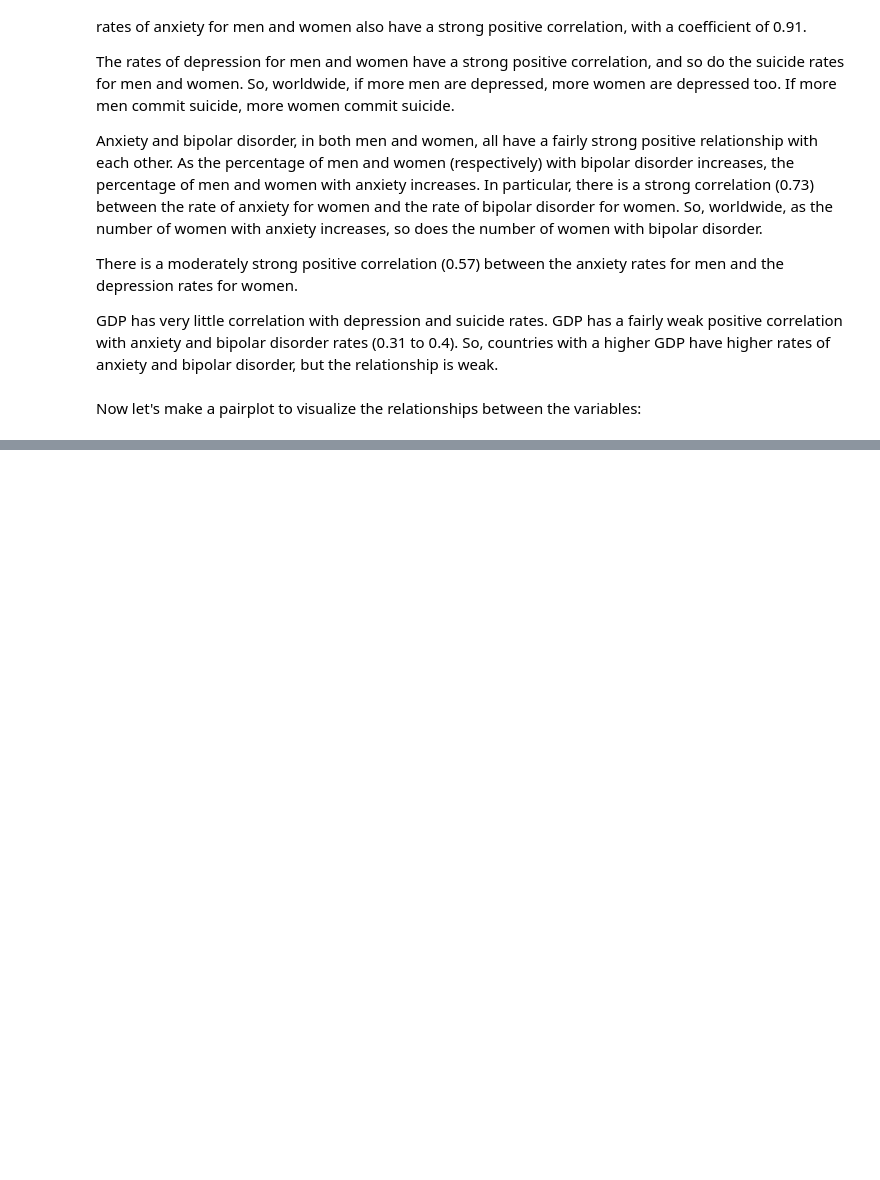
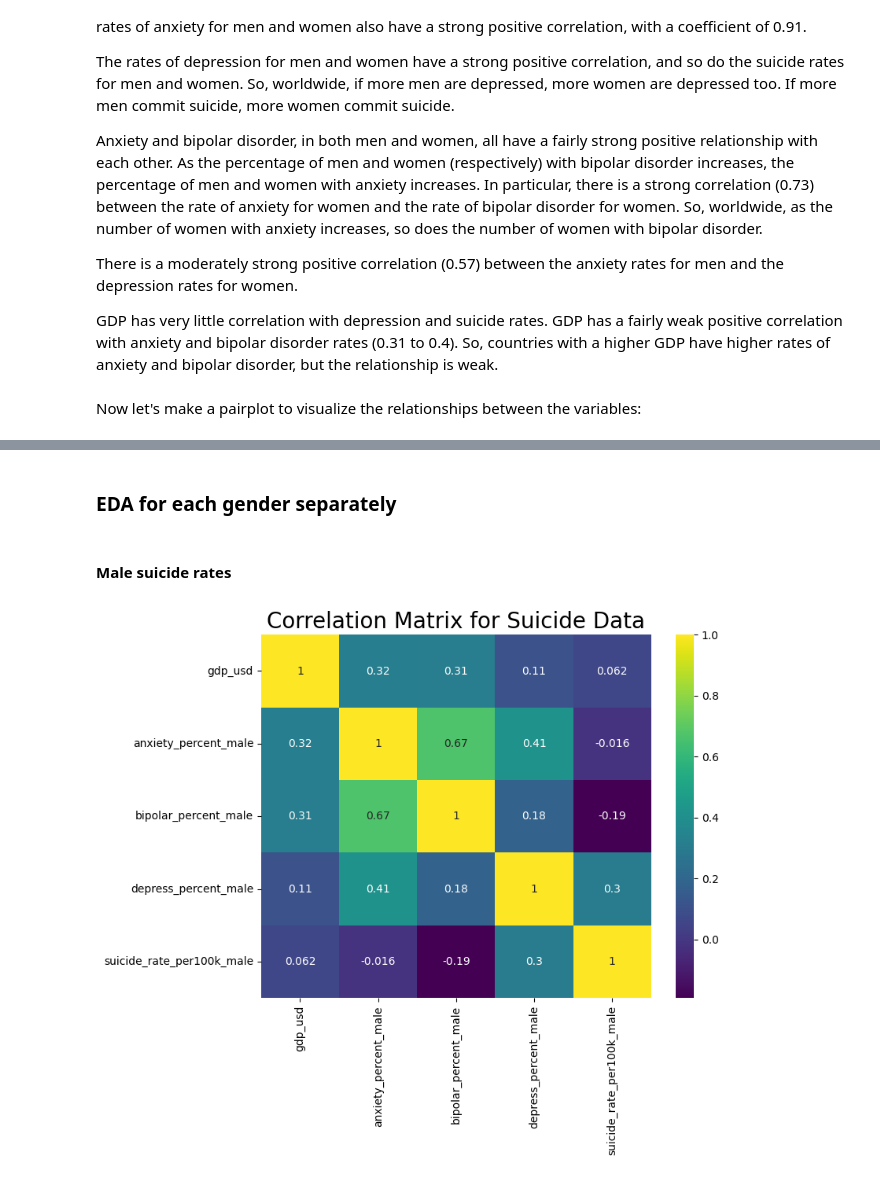
Before and after one commit to David-S-2002/predicting_suicide_rates, a Jupyter notebook: predicting_suicide_rates.ipynb, the cells around one changed output, grey strips where cells are left out. Drawn from its saved outputs; the diff is of its cells as text; code cells hidden in the pictures; blank space fills up the shorter version.

```diff
--- a/predicting_suicide_rates.ipynb
+++ b/predicting_suicide_rates.ipynb
@@ -102,0 +114,6 @@ scaled_data.to_csv("final_suicide_data.csv")
+# %%
+male_cols = [col for col in pivoted.columns if not col.endswith("_female")] # All the columns we will have in the dataset for men (GDP and prevalences for men)
+female_cols = [col for col in pivoted.columns if not col.endswith("_male")] # All the columns we will have in the dataset for women (GDP and prevalences for women)
+
+male_df = pivoted[male_cols]
+female_df = pivoted[female_cols]
@@ -102,0 +144,13 @@ scaled_data.to_csv("final_suicide_data.csv")
+# %%
+def plot_heatmap(df: pd.DataFrame, figsize: tuple[int] = (10,8), title: str = "Correlation Matrix for Suicide Data"):
+    """
+    Plots the heatmap of the correlation matrix of a dataset.
+    Parameters
+        - df: the dataframe to plot
+        - figsize: a tuple of integers for the figure size
+        - title: title of the plot
+    """
+    plt.figure(figsize=figsize)
+    sns.heatmap(df.corr(), annot=True, cmap="viridis")
+    plt.title(title, fontsize=20)
+    plt.show()
@@ -144,0 +227,8 @@ Looking at the plots, there appear to be some nonlinear relationships in the dat
+# %% [markdown]
+### EDA for each gender separately
+# %% [markdown]
+#### Male suicide rates
+# %%
+plot_heatmap(male_df, figsize=(8,6))
+# %% [output]
+[figure, added]
```
Also changed, not shown: parts of 43 cells of this notebook, 3 other files.
